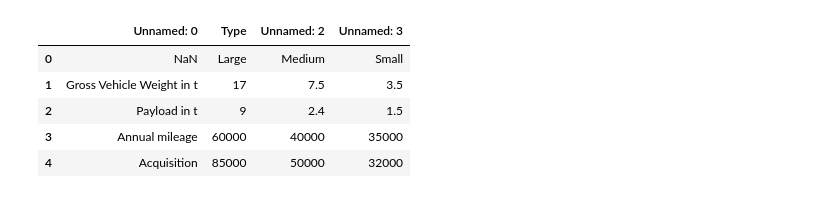
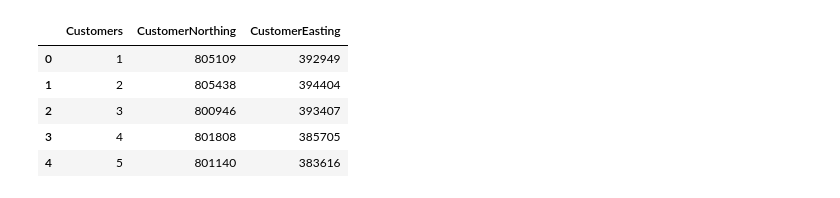
Before and after one commit to nicolastalia/risklog, a Jupyter notebook: assignment_1.ipynb, the cells around one changed output. Drawn from its saved outputs; the diff is of its cells as text; code cells hidden in the pictures.

```diff
--- a/assignment_1.ipynb
+++ b/assignment_1.ipynb
@@ -47,10 +11,10 @@ suppliers.head()
-# %%
-transportation_cost = pd.read_excel("Transportation cost.xlsx",skiprows=3)
-transportation_cost.head()
-# %% [output]
-|  | Unnamed: 0 | Type | Unnamed: 2 | Unnamed: 3 |
-| 0 | NaN | Large | Medium | Small |
-| 1 | Gross Vehicle Weight in t | 17 | 7.5 | 3.5 |
-| 2 | Payload in t | 9 | 2.4 | 1.5 |
-| 3 | Annual mileage | 60000 | 40000 | 35000 |
-| 4 | Acquisition | 85000 | 50000 | 32000 |
+# %%
+customer_coordinates = pd.read_csv('CustomerNorthing.csv').merge(pd.read_csv('CustomerEasting.csv'),how='inner', on='Customers')
+customer_coordinates.head()
+# %% [output]
+|  | Customers | CustomerNorthing | CustomerEasting |
+| 0 | 1 | 805109 | 392949 |
+| 1 | 2 | 805438 | 394404 |
+| 2 | 3 | 800946 | 393407 |
+| 3 | 4 | 801808 | 385705 |
+| 4 | 5 | 801140 | 383616 |
```
Also changed, not shown: parts of 14 cells of this notebook.
